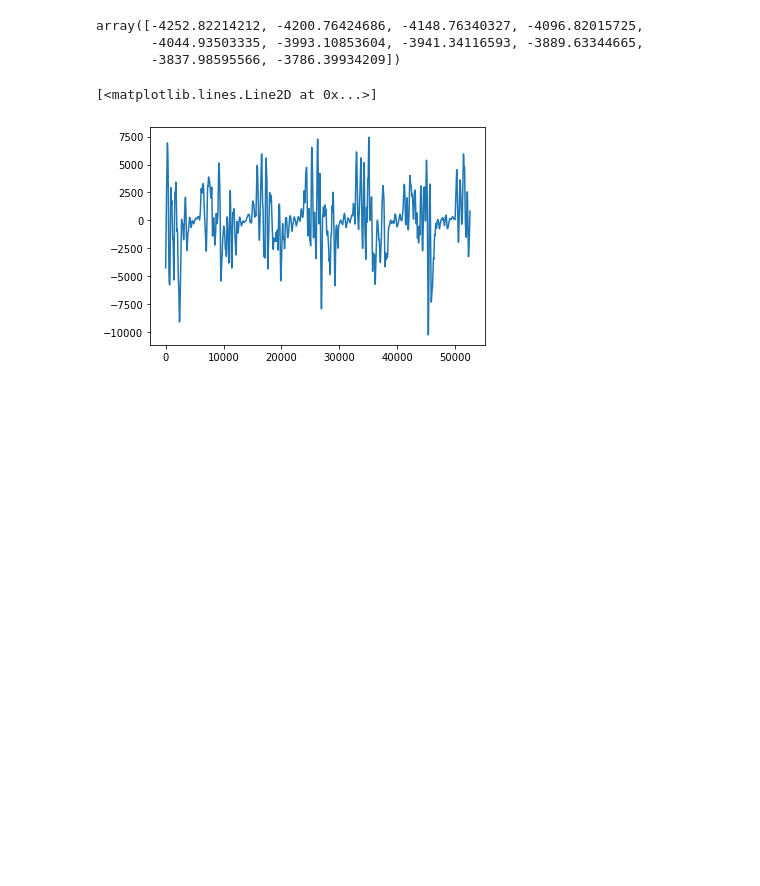
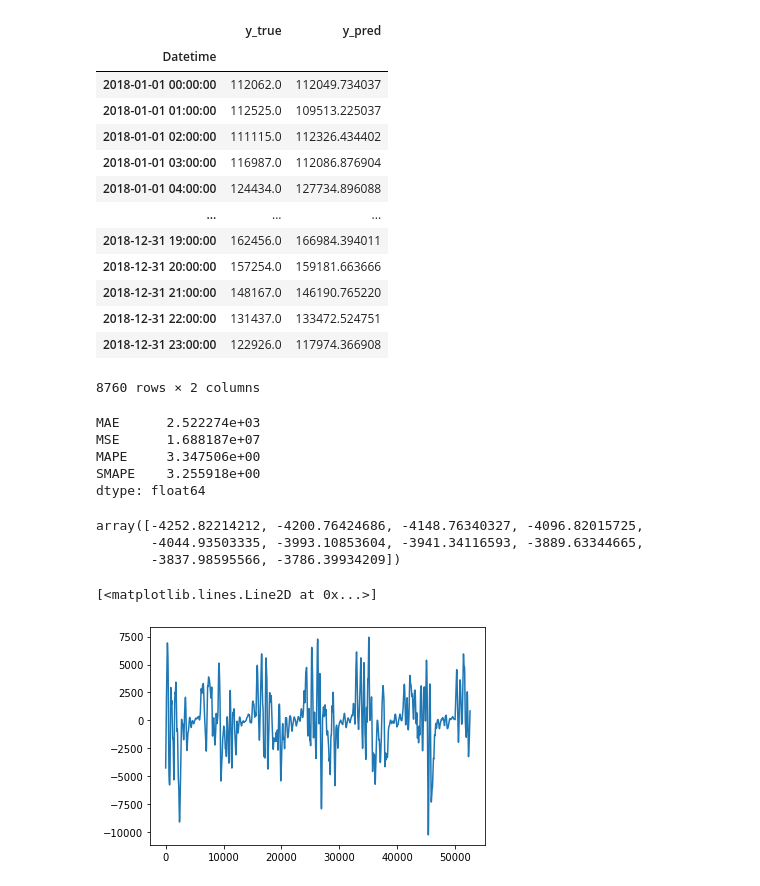
Before and after one commit to rasvob/CuPy_NaturalGas_Preprocessing, a Jupyter notebook: cuda_notebook.ipynb, the cells around one changed output. Saved outputs shown, nothing was run; the diff lists cells and outputs as text; code cells hidden in the pictures; blank space fills up the shorter version.

```diff
--- a/cuda_notebook.ipynb
+++ b/cuda_notebook.ipynb
@@ -155,3 +323,38 @@ resid = detrended - seasonal
+# %%
+ps_y_pred = y_pred
+ps_y_pred.index = y_test_no_na.index
+# %%
+y_pred_tmp = ps_y_pred + X[X.TestSet == 1].Seasonal
+df_tmp = (df.Consumption.shift(n_diff)[df.TestSet == 1] + y_pred_tmp)
+# %%
+orig_data = df.loc[df.TestSet == 1, 'Consumption']
+# %%
+df_res_hourly = cf.DataFrame({'y_true': orig_data, 'y_pred': df_tmp})
+# %%
+df_res_hourly
+# %% [output]
+|  | y_true | y_pred |
+| Datetime |  |  |
+| 2018-01-01 00:00:00 | 112062.0 | 112049.734037 |
+| 2018-01-01 01:00:00 | 112525.0 | 109513.225037 |
+| 2018-01-01 02:00:00 | 111115.0 | 112326.434402 |
+| 2018-01-01 03:00:00 | 116987.0 | 112086.876904 |
+| 2018-01-01 04:00:00 | 124434.0 | 127734.896088 |
+| ... | ... | ... |
+| 2018-12-31 19:00:00 | 162456.0 | 166984.394011 |
+| 2018-12-31 20:00:00 | 157254.0 | 159181.663666 |
+| 2018-12-31 21:00:00 | 148167.0 | 146190.765220 |
+| 2018-12-31 22:00:00 | 131437.0 | 133472.524751 |
+| 2018-12-31 23:00:00 | 122926.0 | 117974.366908 |
+8760 rows × 2 columns
+# %%
+compute_metrics(df_res_hourly)
+# %% [output]
+MAE      2.522274e+03
+MSE      1.688187e+07
+MAPE     3.347506e+00
+SMAPE    3.255918e+00
+dtype: float64
 # %%
 trend = lowess_cp_inline(x, y_diff.values, f, it=1, dl=0.01)
 # %%
```
Also changed, not shown: parts of 11 cells of this notebook, 1 other file.
